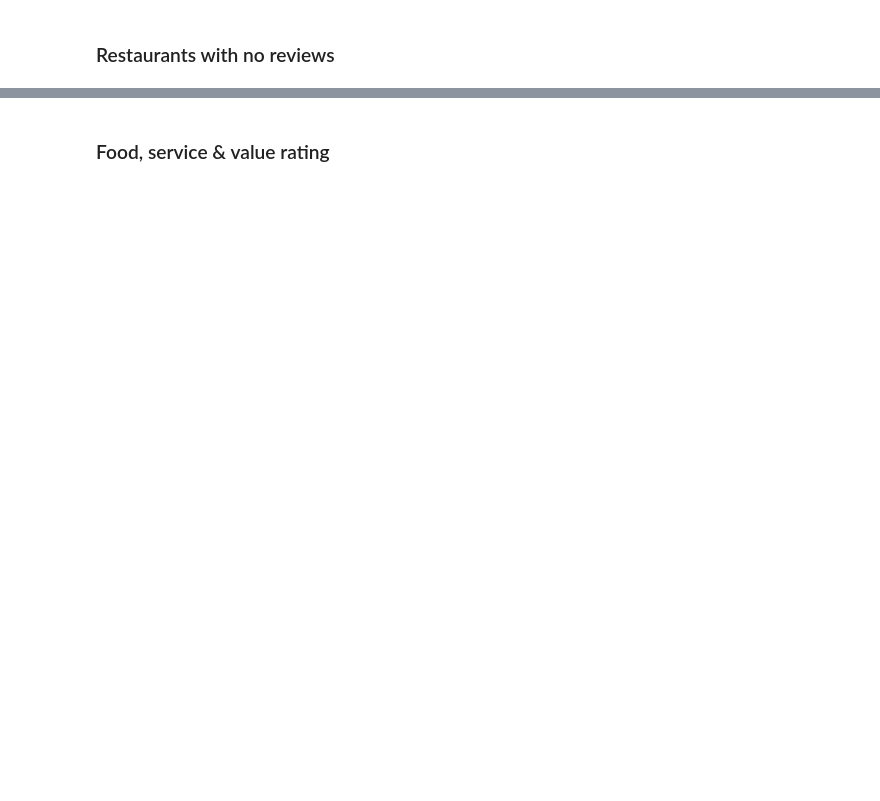
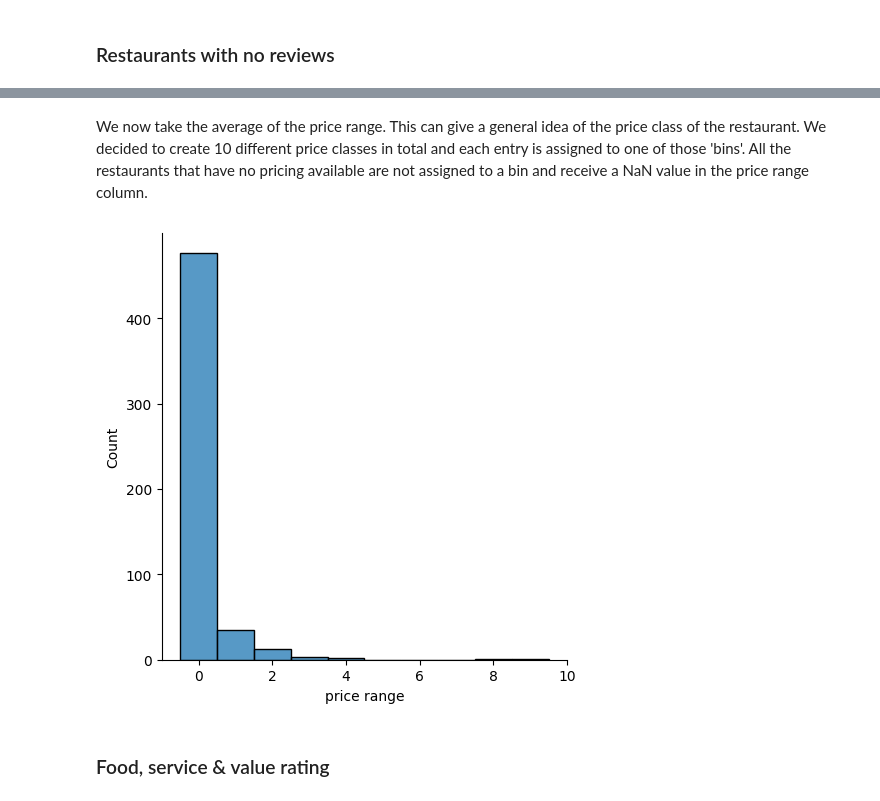
Before and after one commit to brabreda/Machine-learning, a Jupyter notebook: Sprint 1.ipynb, the cells around one changed output, grey strips where cells are left out. Cells and saved outputs as stored; diff of their text form; code cells hidden in the pictures; blank space fills up the shorter version.

```diff
--- a/Sprint 1.ipynb
+++ b/Sprint 1.ipynb
@@ -89,16 +118,17 @@ sn.displot(lower_bound)
+# %% [markdown]
+We now take the average of the price range. This can give a general idea of the price class of the restaurant. We decided to create 10 different price classes in total and each entry is assigned to one of those 'bins'. All the restaurants that have no pricing available are not assigned to a bin and receive a NaN value in the price range column.
 # %%
-from sklearn import preprocessing
-
 average = (upper_bound-lower_bound)/2
 
-transformer = preprocessing.FunctionTransformer(pd.cut, kw_args={'bins': 10, 'labels':
-                                                                 [0, 1, 2, 3, 4, 5, 6, 7, 8, 9], 'retbins': True})
+transformer = preprocessing.FunctionTransformer(pd.cut, kw_args={'bins': 10,
+                                                                 'labels': [0, 1, 2, 3, 4, 5, 6, 7, 8, 9],
+                                                                 'retbins': True})
 avg_quantfied = transformer.fit_transform(average)
 
 #visualize the data
 sn.displot(avg_quantfied[0])
-
 df['price range'] =  pd.to_numeric(avg_quantfied[0])
-df.head()
+# %% [output]
+[figure, added]
 # %% [markdown]
 ### Food, service & value rating
```
Also changed, not shown: parts of 78 cells of this notebook.
